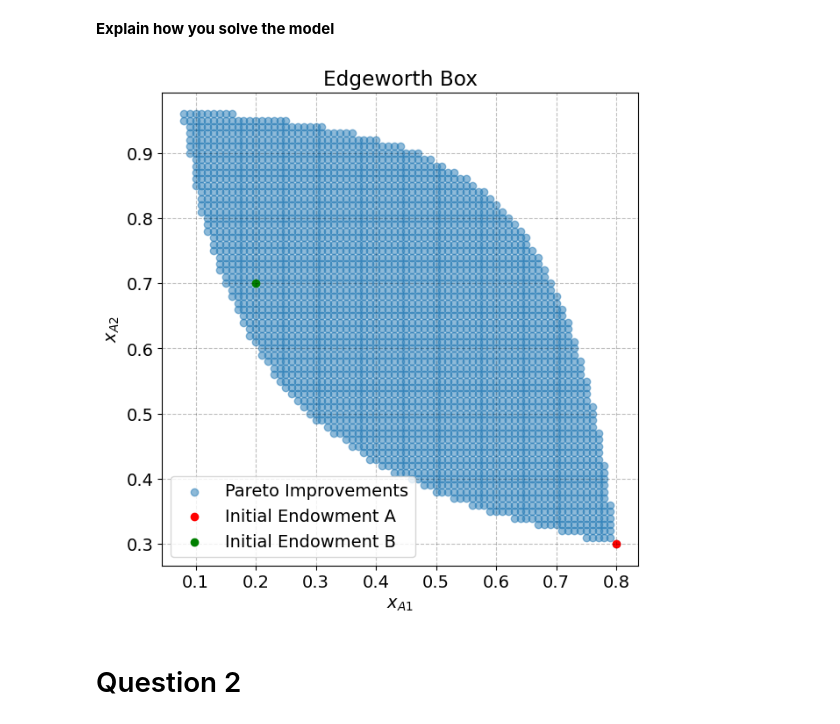
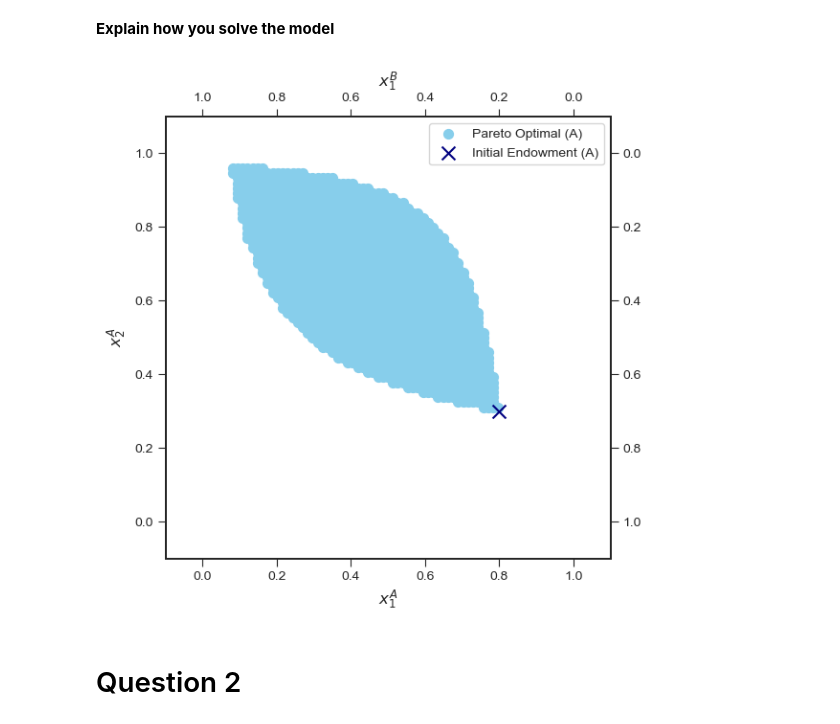
Before and after one commit to NumEconCopenhagen/projects-2024-maltheogpeter, a Jupyter notebook: inauguralproject/inauguralproject.ipynb, the cells around one changed output. Saved outputs shown, nothing was run; the diff lists cells and outputs as text; code cells hidden in the pictures.

```diff
--- a/inauguralproject/inauguralproject.ipynb
+++ b/inauguralproject/inauguralproject.ipynb
@@ -17,7 +12,11 @@ import numpy as np
 %autoreload 2
 
 # Import your own code
-import inauguralproject_MP as ip
+import matplotlib.pyplot as plt
+import Functions as fn
+model = fn.ExchangeEconomyClass()
+from scipy.optimize import minimize
+import scipy.optimize as optimize
 # %% [output]
 The autoreload extension is already loaded. To reload it, use:
   %reload_ext autoreload
@@ -25,69 +24,13 @@ The autoreload extension is already loaded. To reload it, use:
 # Question 1
 # %% [markdown]
 **Explain how you solve the model**
-# %%
-# code for solving the model (remember documentation and comments)
-
-import numpy as np
-import matplotlib.pyplot as plt
-
-# First we define parameters
-alpha = 1/3 #alpha is the weight of good 1 in the utility function of agent A
-beta = 2/3 #beta is the weight of good 1 in the utility function of agent B
-omega_A1 = 0.8 #omega_A1 is the initial endowment of good 1 for agent A
-omega_A2 = 0.3 #omega_A2 is the initial endowment of good 2 for agent A
-p2 = 1  # Numeraire price of good 2
-N = 100 #N is the number of points in the grid
-
-# Utility functions
-def uA(x1, x2):
-    return x1**alpha * x2**(1-alpha) #utility function of agent A
-
-def uB(x1, x2):
-    return x1**beta * x2**(1-beta) #utility function of agent B
-
-# Demand functions
-def demand_A(p1, omega_A1=omega_A1, omega_A2=omega_A2):
-    budget = omega_A1 * p1 + omega_A2 * p2
-    xA1_star = alpha * budget / p1
-    xA2_star = (1 - alpha) * budget / p2
-    return xA1_star, xA2_star
-
-def demand_B(p1, omega_B1=1-omega_A1, omega_B2=1-omega_A2):
-    budget = omega_B1 * p1 + omega_B2 * p2
-    xB1_star = beta * budget / p1
-    xB2_star = (1 - beta) * budget / p2
-    return xB1_star, xB2_star
-
-# Initial utilities
-initial_uA = uA(omega_A1, omega_A2) #utility of agent A with initial endowment
-initial_uB = uB(1-omega_A1, 1-omega_A2) #utility of agent B with initial endowment
-
-# Generating Pareto improvements
-pareto_improvements = [] #list to store Pareto improvements
-for xA1 in np.linspace(0, 1, N+1): #loop over all possible allocations of good 1 for agent A
-    for xA2 in np.linspace(0, 1, N+1): #loop over all possible allocations of good 2 for agent A
-        xB1 = 1 - xA1 #allocation of good 1 for agent B
-        xB2 = 1 - xA2 #allocation of good 2 for agent B
-        if uA(xA1, xA2) >= initial_uA and uB(xB1, xB2) >= initial_uB: #checking if the allocation is a Pareto improvement
-            pareto_improvements.append((xA1, xA2)) #adding the allocation to the list of Pareto improvements
-
-# Converting list of tuples to numpy array for plotting
-pareto_improvements_np = np.array(pareto_improvements)
-
-# Plotting the Edgeworth Box
-plt.figure(figsize=(7, 7)) #setting the size of the plot
-plt.scatter(pareto_improvements_np[:, 0], pareto_improvements_np[:, 1], alpha=0.5, label='Pareto Improvements')
-plt.scatter([omega_A1], [omega_A2], color='red', label='Initial Endowment A') #plotting the initial endowment of agent A
-plt.scatter([1-omega_A1], [1-omega_A2], color='green', label='Initial Endowment B') #plotting the initial endowment of agent B
-plt.xlabel('$x_{A1}$') #setting the label of the x-axis
-plt.ylabel('$x_{A2}$') #setting the label of the y-axis
-plt.title('Edgeworth Box') #setting the title of the plot
-plt.legend() #adding a legend to the plot
-plt.grid(True) #adding a grid to the plot
-plt.show() #displaying the plot
-# %% [output]
-[figure, removed]
+# %%
+
+par = model.par
+pareto_improvements = model.pareto()
+model.edgeworth_box()
+# %% [output]
+[figure, added]
 # %% [markdown]
 # Question 2
 # %% [markdown]
```
Also changed, not shown: parts of 15 cells of this notebook.
